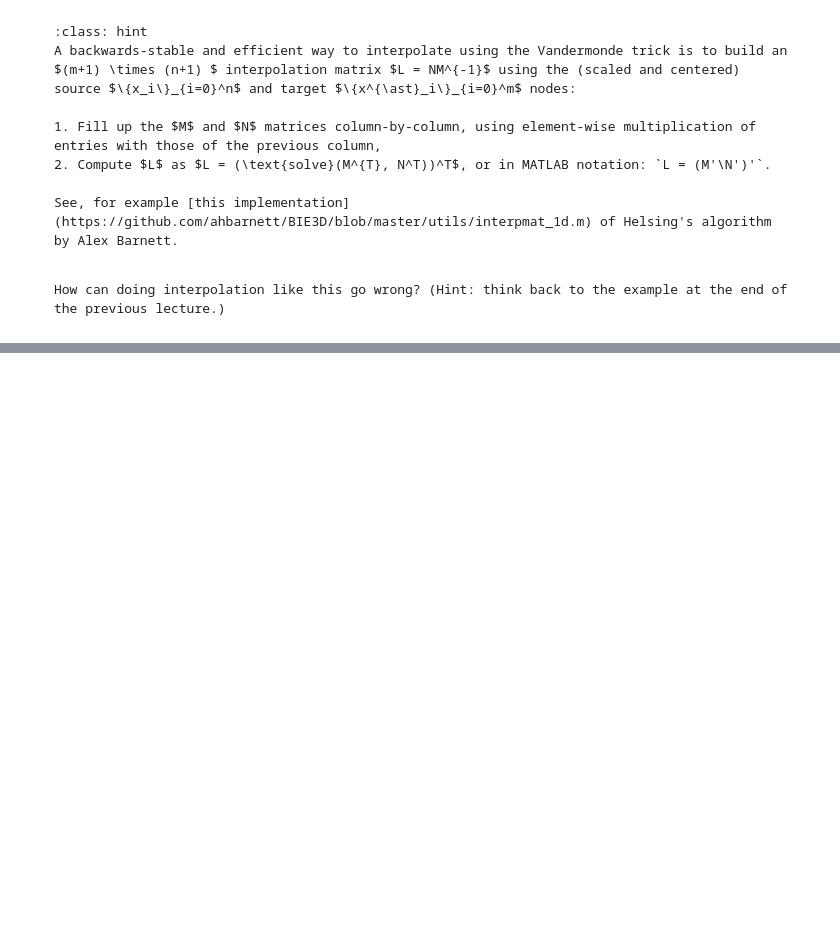
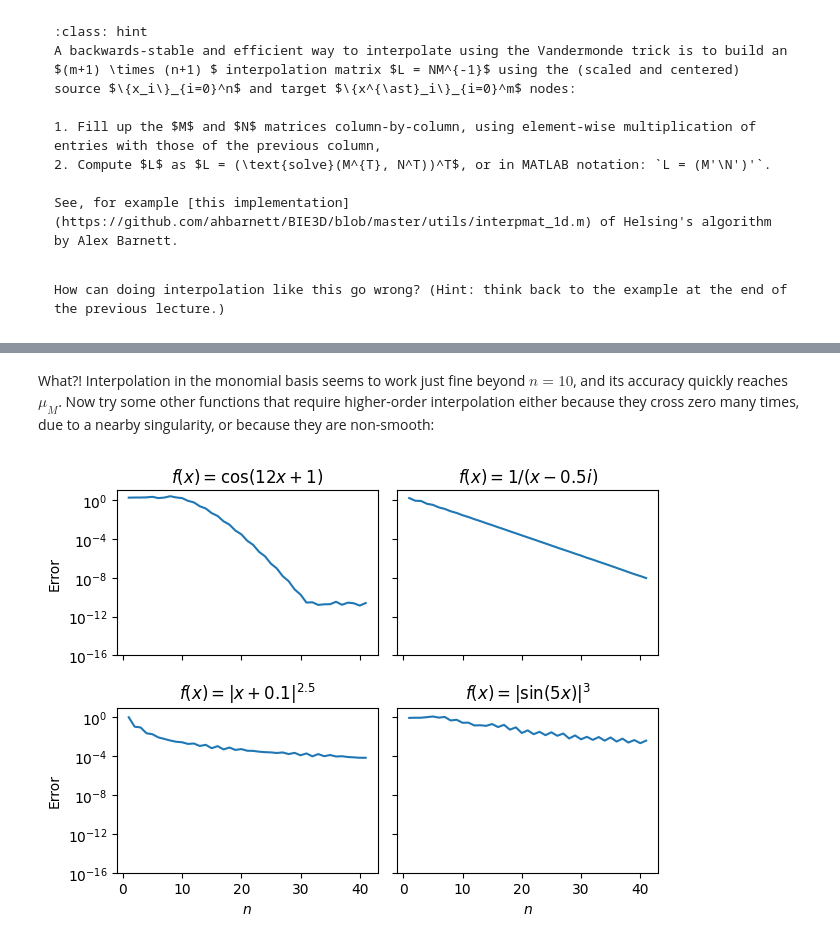
Before and after one commit to cu-comptools/fall2024, a Jupyter notebook: poly_interp.ipynb, the cells around one changed output, grey strips where cells are left out. Cells and saved outputs as stored; diff of their text form; code cells hidden in the pictures; blank space fills up the shorter version.

```diff
--- a/poly_interp.ipynb
+++ b/poly_interp.ipynb
@@ -53,0 +154,25 @@ How can doing interpolation like this go wrong? (Hint: think back to the example
+# %% [markdown]
+What?! Interpolation in the monomial basis seems to work just fine beyond $n = 10$, and its accuracy quickly reaches $\mu_M$.
+Now try some other functions that require higher-order interpolation either because they cross zero many times, due to a nearby singularity, or because they are non-smooth:
+# %%
+f = lambda x: np.cos(12*x + 1)
+err1 = np.array([np.max(np.abs(f(x_star) - interpvdm(f, chebx(m), x_star))) for m in n])
+
+f = lambda x: 1/(x - 0.5*1j)
+err2 = np.array([np.max(np.abs(f(x_star) - interpvdm(f, chebx(m), x_star))) for m in n])
+
+f = lambda x: np.abs(x + 0.1)**2.5
+err3 = np.array([np.max(np.abs(f(x_star) - interpvdm(f, chebx(m), x_star))) for m in n])
+
+f = lambda x: np.abs(np.sin(5*x))**3
+err4 = np.array([np.max(np.abs(f(x_star) - interpvdm(f, chebx(m), x_star))) for m in n])
+
+fig, ax = plt.subplots(2, 2, sharex = True, sharey = True)
+plt.ylim((1e-16,1e1))
+ax[0,0].semilogy(n, err1);ax[0,1].semilogy(n, err2);ax[1,0].semilogy(n, err3);ax[1,1].semilogy(n, err4)
+ax[1,0].set_xlabel("$n$");ax[1,1].set_xlabel("$n$")
+ax[0,0].set_ylabel("Error");ax[1,0].set_ylabel("Error")
+ax[0,0].set_title("$f(x) = \cos(12x + 1)$");ax[0,1].set_title("$f(x) = 1/(x - 0.5i)$");ax[1,0].set_title("$f(x) = |x + 0.1|^{2.5}$");ax[1,1].set_title("$f(x) = |\sin(5x)|^3$")
+plt.tight_layout();plt.show()
+# %% [output]
+[figure, added]
```
Also changed, not shown: parts of 12 cells of this notebook.
